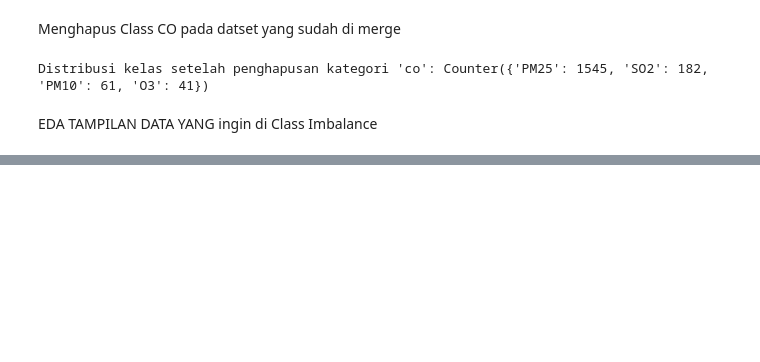
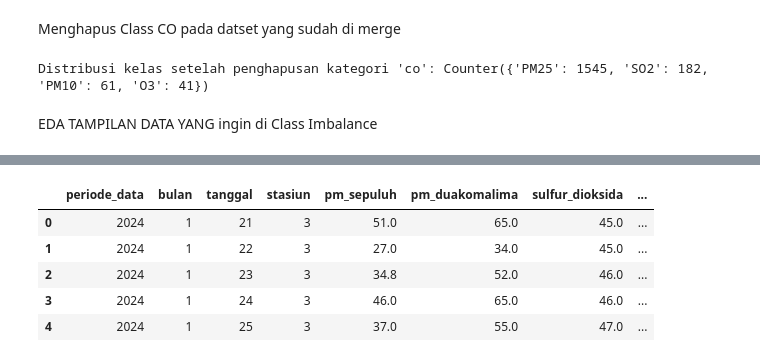
Before and after one commit to Anezz12/PROYEK-DATA-MINING, a Jupyter notebook: DATA_PREPARATION_22_11_4958._dumy.ipynb, the cells around one changed output, grey strips where cells are left out. Drawn from its saved outputs; the diff is of its cells as text; code cells hidden in the pictures; blank space fills up the shorter version.

```diff
--- a/DATA_PREPARATION_22_11_4958._dumy.ipynb
+++ b/DATA_PREPARATION_22_11_4958._dumy.ipynb
@@ -464,0 +508,9 @@ Passing `palette` without assigning `hue` is deprecated and will be removed in v
+# %%
+df_merged_fixed_filtered.head()
+# %% [output]
+|  | periode_data | bulan | tanggal | stasiun | pm_sepuluh | pm_duakomalima | sulfur_dioksida | ... |
+| 0 | 2024 | 1 | 21 | 3 | 51.0 | 65.0 | 45.0 | ... |
+| 1 | 2024 | 1 | 22 | 3 | 27.0 | 34.0 | 45.0 | ... |
+| 2 | 2024 | 1 | 23 | 3 | 34.8 | 52.0 | 46.0 | ... |
+| 3 | 2024 | 1 | 24 | 3 | 46.0 | 65.0 | 46.0 | ... |
+| 4 | 2024 | 1 | 25 | 3 | 37.0 | 55.0 | 47.0 | ... |
```
Also changed, not shown: parts of 20 cells of this notebook, 2 other files.
